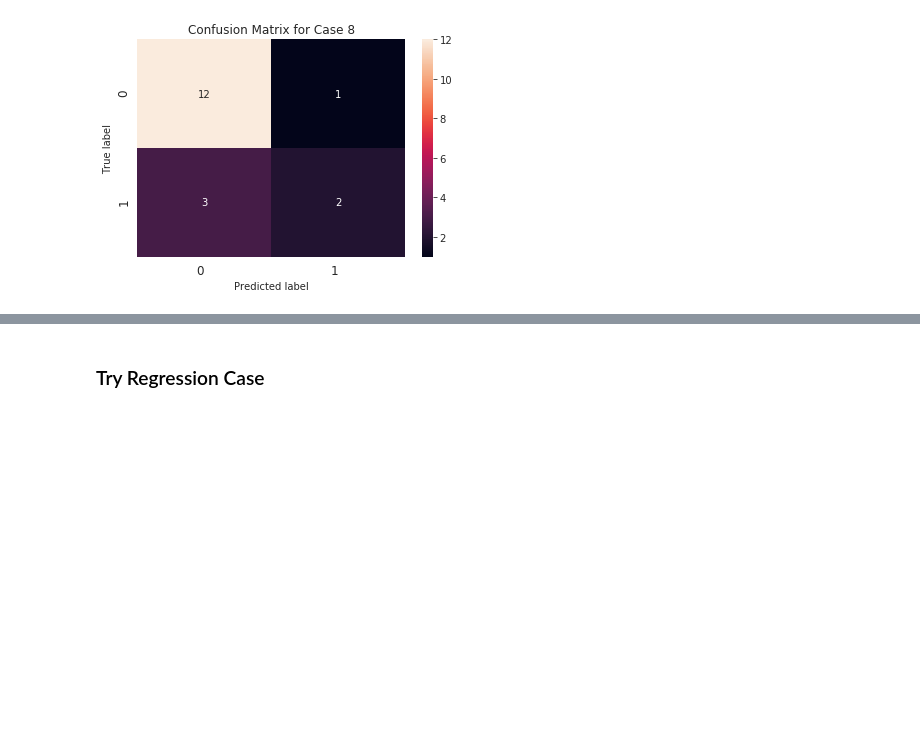
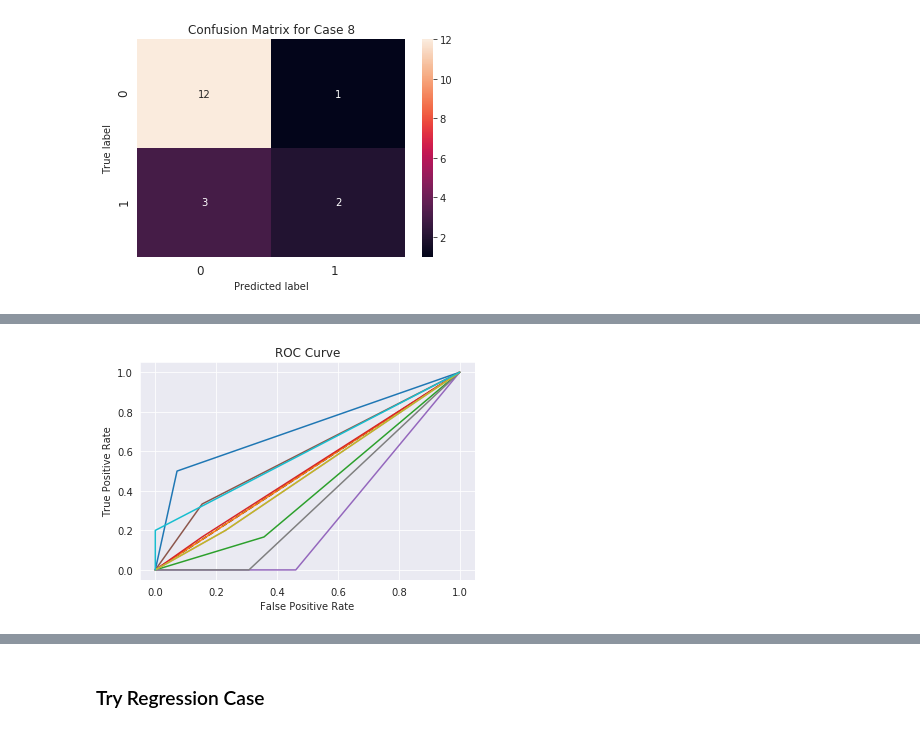
Before and after one commit to Jakidxav/DAIC_WOZ_NLP, a Jupyter notebook: training_scripts/doc2vec_train.ipynb, the cells around one changed output, grey strips where cells are left out. Drawn from its saved outputs; the diff is of its cells as text; code cells hidden in the pictures; blank space fills up the shorter version.

```diff
--- a/training_scripts/doc2vec_train.ipynb
+++ b/training_scripts/doc2vec_train.ipynb
@@ -225,0 +279,4 @@ plot_cm(ytest, preds, 8)
+# %%
+plot_roc(fpr, tpr)
+# %% [output]
+[figure, added]
```
Also changed, not shown: parts of 21 cells of this notebook, 1 other file.
